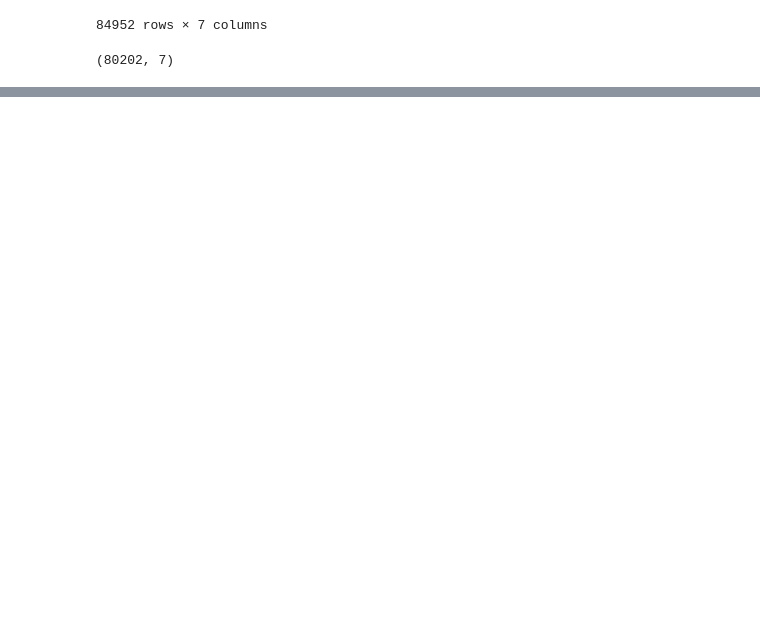
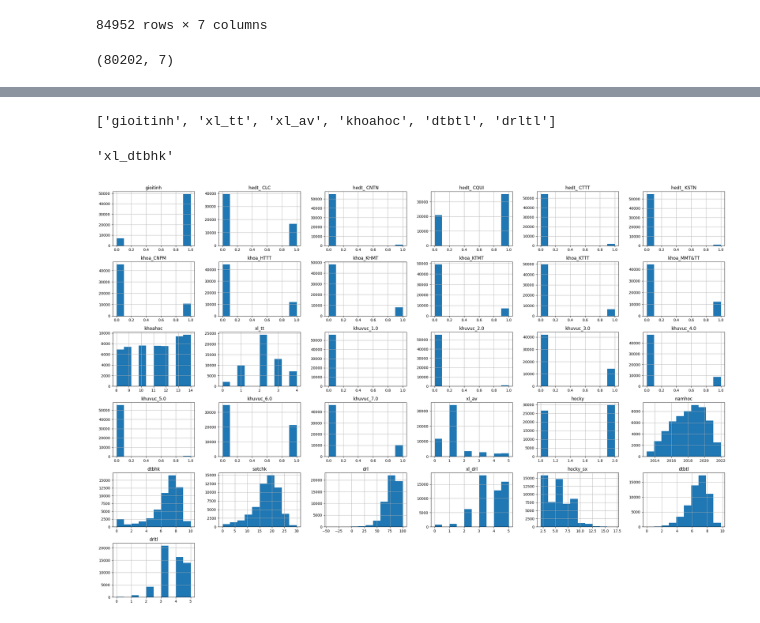
Before and after one commit to anhducbuui270802/Educational_DataMining, a Jupyter notebook: TEST_CLASSIFICATION/main.ipynb, the cells around one changed output, grey strips where cells are left out. Drawn from its saved outputs; the diff is of its cells as text; code cells hidden in the pictures; blank space fills up the shorter version.

```diff
--- a/TEST_CLASSIFICATION/main.ipynb
+++ b/TEST_CLASSIFICATION/main.ipynb
@@ -356,0 +356,2 @@ merge_df5.head()
+# %%
+df["drltl"] = df["drltl"].apply(lambda x: convert_DRL_to_xeploai(x))
@@ -356,0 +360,7 @@ merge_df5.head()
+# %%
+# One hot giá trị khoa
+one_hot_df = pd.get_dummies(df['khoa'], prefix='khoa')
+
+df = df.iloc[:, :2].join(one_hot_df.astype(int)).join(df.iloc[:, 2:])
+df.drop(columns=["khoa"], inplace=True)
+df.head()
@@ -356,0 +375,7 @@ merge_df5.head()
+# %%
+# One hot giá trị hệ đào tạo
+one_hot_df = pd.get_dummies(df['hedt'], prefix='hedt')
+
+df = df.iloc[:, :2].join(one_hot_df.astype(int)).join(df.iloc[:, 2:])
+df.drop(columns=["hedt"], inplace=True)
+df.head()
@@ -356,0 +390,3 @@ merge_df5.head()
+# %%
+drop_columns = ["hocky", "drl"]
+df.drop(columns=drop_columns, inplace=True)
@@ -773,0 +467,17 @@ X_train[fields].corrwith(y_train).plot(kind='bar', grid=True, figsize=(20, 8)
+# %%
+khuvuc = [col for col in df.columns if col.startswith("khuvuc")]
+khoa = [col for col in df.columns if col.startswith("khoa")]
+input = ["gioitinh", "xl_tt", "xl_av", "khoahoc"] + ["dtbtl", "drltl"]
+input
+# %% [output]
+['gioitinh', 'xl_tt', 'xl_av', 'khoahoc', 'dtbtl', 'drltl']
+# %%
+output = "xl_dtbhk"
+output
+# %% [output]
+'xl_dtbhk'
+# %%
+#Heatmap of correlation
+df.hist(figsize=(30,20));
+# %% [output]
+[figure, added]
```
Also changed, not shown: parts of 102 cells of this notebook, 3 other files.
